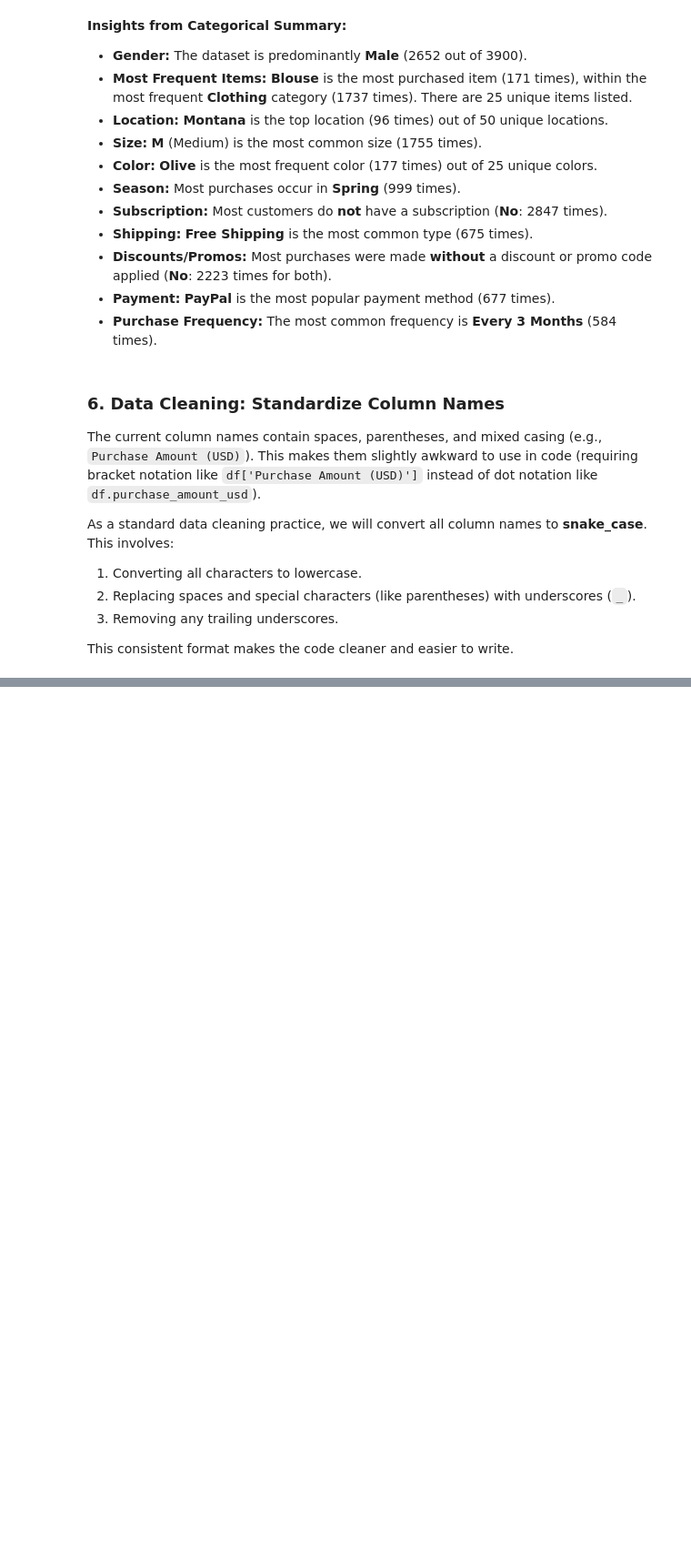
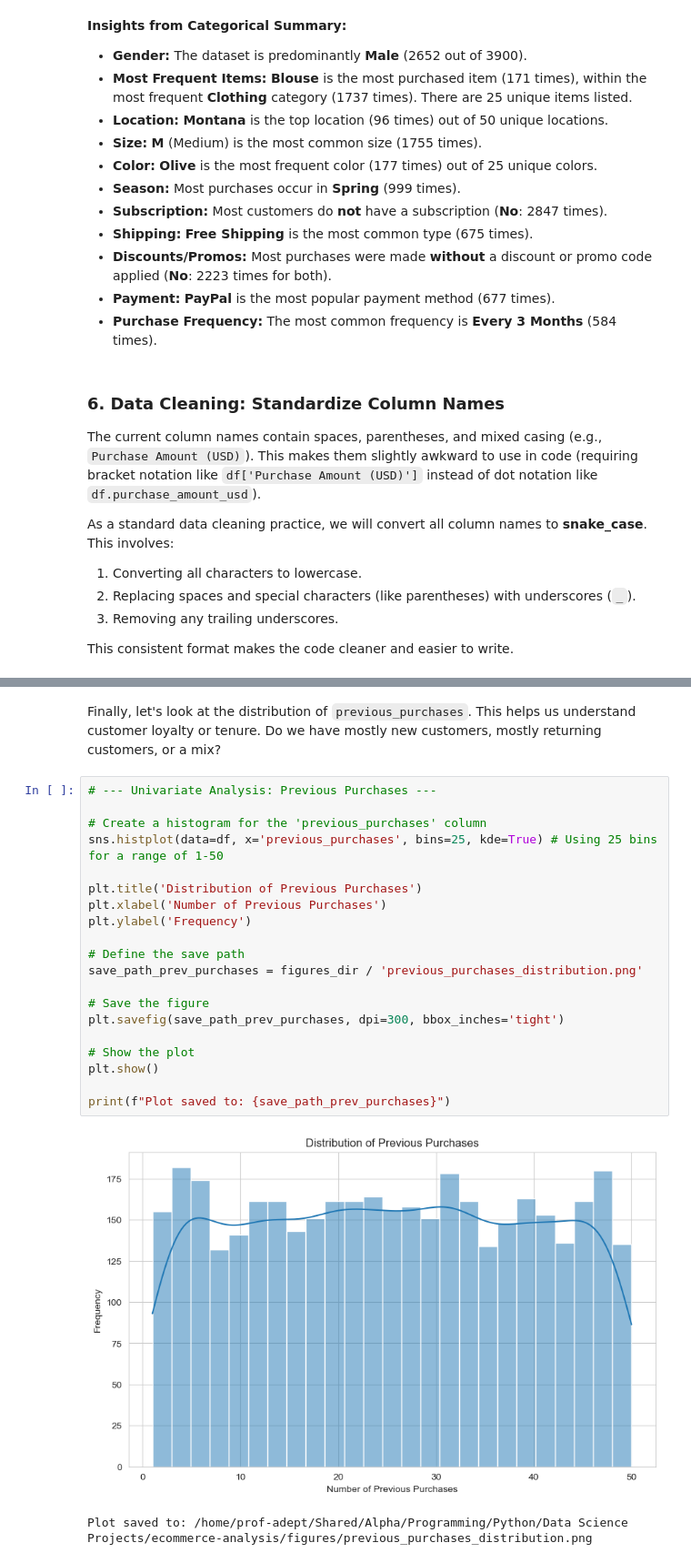
Before and after one commit to profadept/ecommerce-analysis, a Jupyter notebook: notebooks/analysis.ipynb, the cells around one changed output, grey strips where cells are left out. Shown at 91% size. Cells and saved outputs as stored; diff of their text form; blank space fills up the shorter version.

```diff
--- a/notebooks/analysis.ipynb
+++ b/notebooks/analysis.ipynb
@@ -251,0 +322,25 @@ Cleaned Columns:
+# %% [markdown]
+Finally, let's look at the distribution of `previous_purchases`. This helps us understand customer loyalty or tenure. Do we have mostly new customers, mostly returning customers, or a mix?
+# %%
+# --- Univariate Analysis: Previous Purchases ---
+
+# Create a histogram for the 'previous_purchases' column
+sns.histplot(data=df, x='previous_purchases', bins=25, kde=True) # Using 25 bins for a range of 1-50
+
+plt.title('Distribution of Previous Purchases')
+plt.xlabel('Number of Previous Purchases')
+plt.ylabel('Frequency')
+
+# Define the save path
+save_path_prev_purchases = figures_dir / 'previous_purchases_distribution.png'
+
+# Save the figure
+plt.savefig(save_path_prev_purchases, dpi=300, bbox_inches='tight')
+
+# Show the plot
+plt.show()
+
+print(f"Plot saved to: {save_path_prev_purchases}")
+# %% [output]
+[figure, added]
+Plot saved to: /home/prof-adept/Shared/Alpha/Programming/Python/Data Science Projects/ecommerce-analysis/figures/previous_purchases_distribution.png
```
Also changed, not shown: parts of 8 cells of this notebook.
